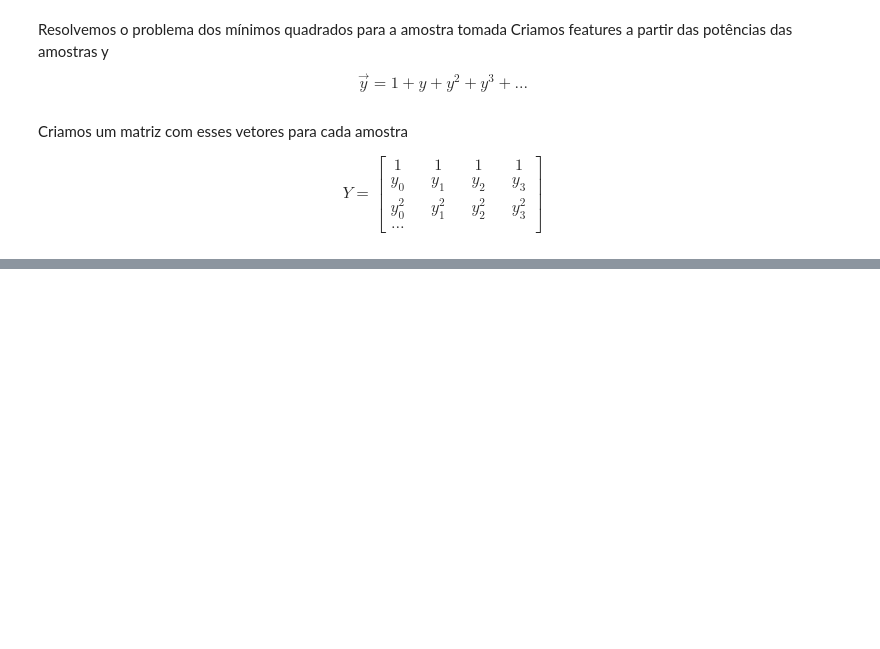
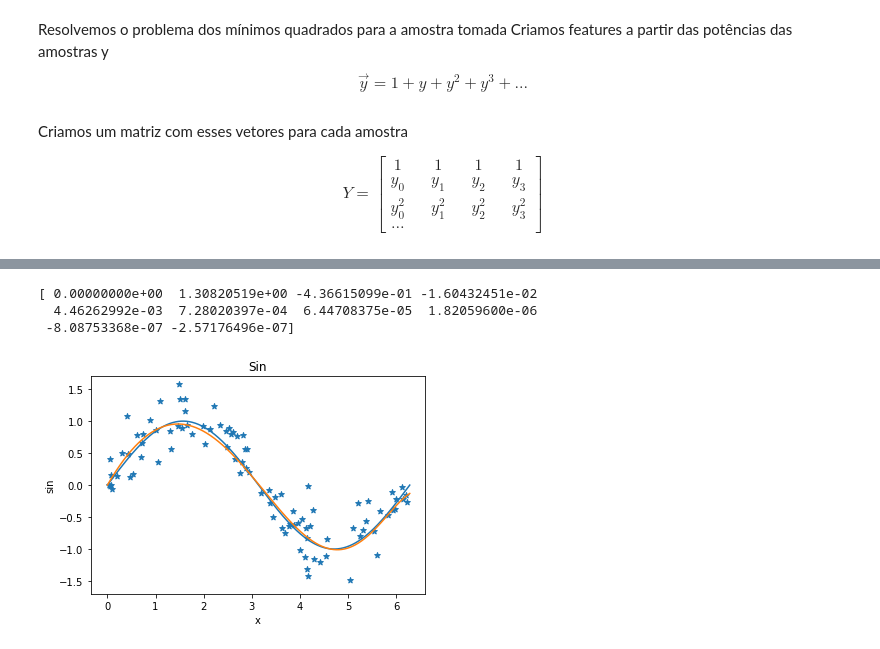
Before and after one commit to asnunes/simple-regression, a Jupyter notebook: regression.ipynb, the cells around one changed output, grey strips where cells are left out. Saved outputs shown, nothing was run; the diff lists cells and outputs as text; code cells hidden in the pictures; blank space fills up the shorter version.

Commit message:
Implemented lasso using sklearn

```diff
--- a/regression.ipynb
+++ b/regression.ipynb
@@ -127,0 +130,36 @@ plot_sin_with_noised_samples_and_regression(number_of_samples = 10, noise_var =
+# %%
+def plot_sin_with_noised_samples_and_l1_regularization(number_of_samples = 100, noise_var = 0.3, order_m = 5, alpha=0.01):
+    x = np.linspace(0, 2 * np.pi, 1000)
+    y = np.sin(x)
+
+    x_len = x.size
+    samples_indexes = np.random.randint(0, x.size, number_of_samples)
+
+    x_samples = [val for idx, val in enumerate(x) if idx in samples_indexes]
+    y_samples = get_noised_sample(samples_indexes, y, 0.3)
+
+    X = get_feature_matrix(order_m, x_samples)
+    reg = Lasso(alpha=alpha)
+    reg.fit(X, np.transpose(y_samples))
+
+    w_mse = reg.coef_
+    print(w_mse)
+    y_mse = [power_of(order_m, xi) for xi in x] @ np.transpose(w_mse)
+
+    file = plt.figure()
+    plt.plot(x, y)
+    plt.scatter(x_samples, y_samples, marker="*")
+    plt.plot(x, y_mse)
+    plt.title('Sin')
+    plt.ylim([-1.7, 1.7])
+    plt.ylabel('sin')
+    plt.xlabel('x')
+
+    plt.show()
+# %%
+plot_sin_with_noised_samples_and_l1_regularization(100, 0.3, 9)
+# %% [output]
+[ 0.00000000e+00  1.30820519e+00 -4.36615099e-01 -1.60432451e-02
+  4.46262992e-03  7.28020397e-04  6.44708375e-05  1.82059600e-06
+ -8.08753368e-07 -2.57176496e-07]
+[figure, added]
```
Also changed, not shown: parts of 5 cells of this notebook.
